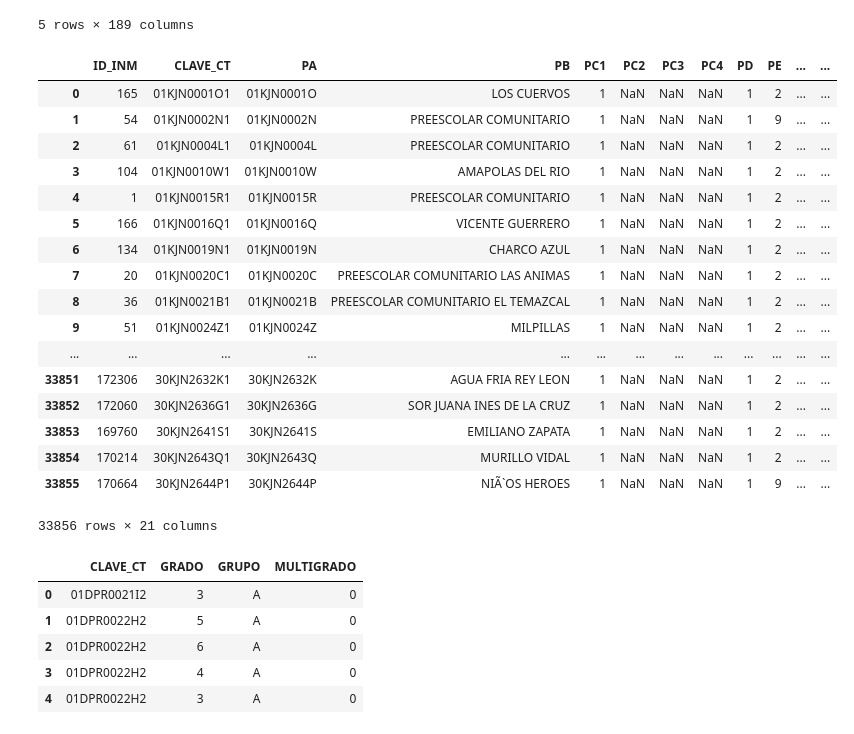
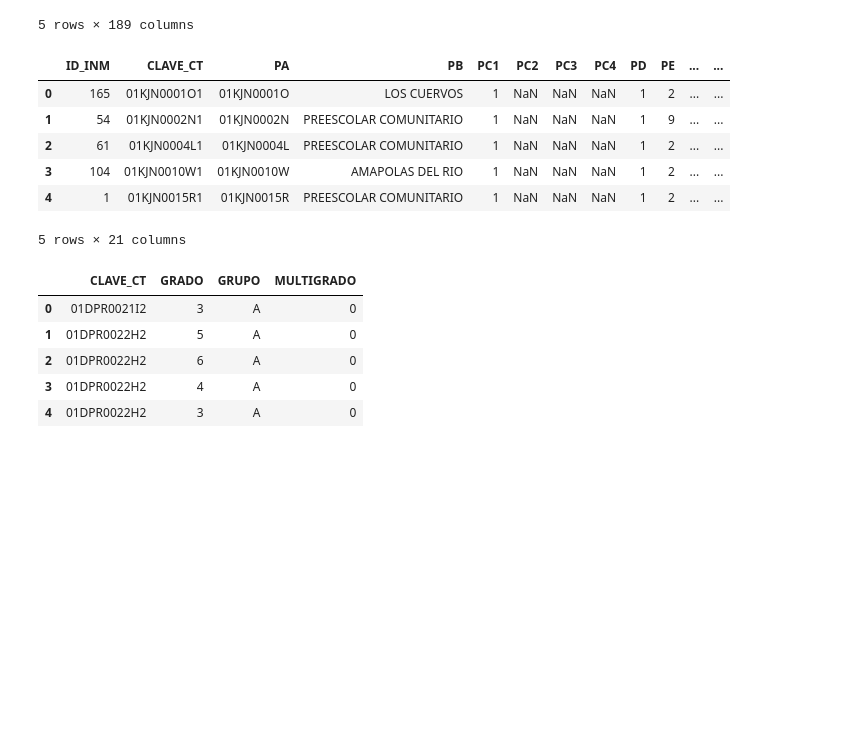
Before and after one commit to pablocastelo/mexprimero, a Jupyter notebook: load_data.ipynb, the cells around one changed output. Saved outputs shown, nothing was run; the diff lists cells and outputs as text; code cells hidden in the pictures; blank space fills up the shorter version.

```diff
--- a/load_data.ipynb
+++ b/load_data.ipynb
@@ -74,26 +74,15 @@ centrost2.head()
 5 rows × 189 columns
 # %%
 centrost3 = pd.read_csv("/Volumes/PCT/CEMABE/Centros_trabajo_X/TR_EXP_CUES_CONAFE_INM_CT_LST.txt", header=0, sep='|', encoding='latin-1')
-centrost3
+centrost3.head()
 # %% [output]
 |  | ID_INM | CLAVE_CT | PA | PB | PC1 | PC2 | PC3 | PC4 | PD | PE | ... | ... |
 | 0 | 165 | 01KJN0001O1 | 01KJN0001O | LOS CUERVOS | 1 | NaN | NaN | NaN | 1 | 2 | ... | ... |
 | 1 | 54 | 01KJN0002N1 | 01KJN0002N | PREESCOLAR COMUNITARIO | 1 | NaN | NaN | NaN | 1 | 9 | ... | ... |
 | 2 | 61 | 01KJN0004L1 | 01KJN0004L | PREESCOLAR COMUNITARIO | 1 | NaN | NaN | NaN | 1 | 2 | ... | ... |
 | 3 | 104 | 01KJN0010W1 | 01KJN0010W | AMAPOLAS DEL RIO | 1 | NaN | NaN | NaN | 1 | 2 | ... | ... |
 | 4 | 1 | 01KJN0015R1 | 01KJN0015R | PREESCOLAR COMUNITARIO | 1 | NaN | NaN | NaN | 1 | 2 | ... | ... |
-| 5 | 166 | 01KJN0016Q1 | 01KJN0016Q | VICENTE GUERRERO | 1 | NaN | NaN | NaN | 1 | 2 | ... | ... |
-| 6 | 134 | 01KJN0019N1 | 01KJN0019N | CHARCO AZUL | 1 | NaN | NaN | NaN | 1 | 2 | ... | ... |
-| 7 | 20 | 01KJN0020C1 | 01KJN0020C | PREESCOLAR COMUNITARIO LAS ANIMAS | 1 | NaN | NaN | NaN | 1 | 2 | ... | ... |
-| 8 | 36 | 01KJN0021B1 | 01KJN0021B | PREESCOLAR COMUNITARIO EL TEMAZCAL | 1 | NaN | NaN | NaN | 1 | 2 | ... | ... |
-| 9 | 51 | 01KJN0024Z1 | 01KJN0024Z | MILPILLAS | 1 | NaN | NaN | NaN | 1 | 2 | ... | ... |
-| ... | ... | ... | ... | ... | ... | ... | ... | ... | ... | ... | ... | ... |
-| 33851 | 172306 | 30KJN2632K1 | 30KJN2632K | AGUA FRIA REY LEON | 1 | NaN | NaN | NaN | 1 | 2 | ... | ... |
-| 33852 | 172060 | 30KJN2636G1 | 30KJN2636G | SOR JUANA INES DE LA CRUZ | 1 | NaN | NaN | NaN | 1 | 2 | ... | ... |
-| 33853 | 169760 | 30KJN2641S1 | 30KJN2641S | EMILIANO ZAPATA | 1 | NaN | NaN | NaN | 1 | 2 | ... | ... |
-| 33854 | 170214 | 30KJN2643Q1 | 30KJN2643Q | MURILLO VIDAL | 1 | NaN | NaN | NaN | 1 | 2 | ... | ... |
-| 33855 | 170664 | 30KJN2644P1 | 30KJN2644P | NIÃ`OS HEROES | 1 | NaN | NaN | NaN | 1 | 9 | ... | ... |
-33856 rows × 21 columns
+5 rows × 21 columns
 # %%
 centrost4 = pd.read_csv("/Volumes/PCT/CEMABE/Centros_trabajo_X/TR_EXP_REL_GRADOS_GRUPOS_CT.txt", header=0, sep='|', encoding='latin-1')
 centrost4.head()
```
Also changed, not shown: parts of 2 cells of this notebook.
